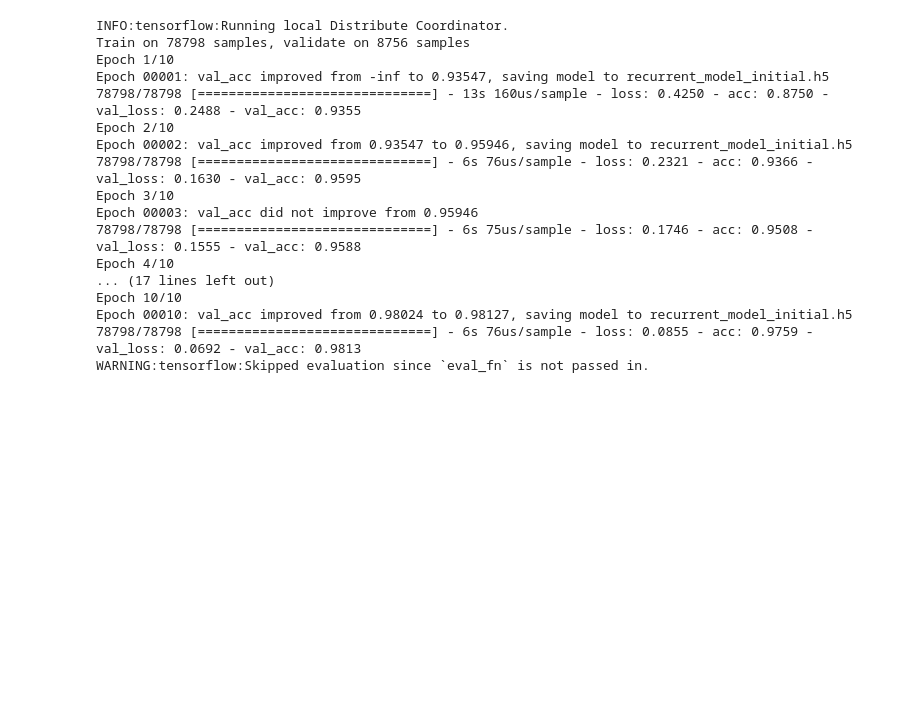
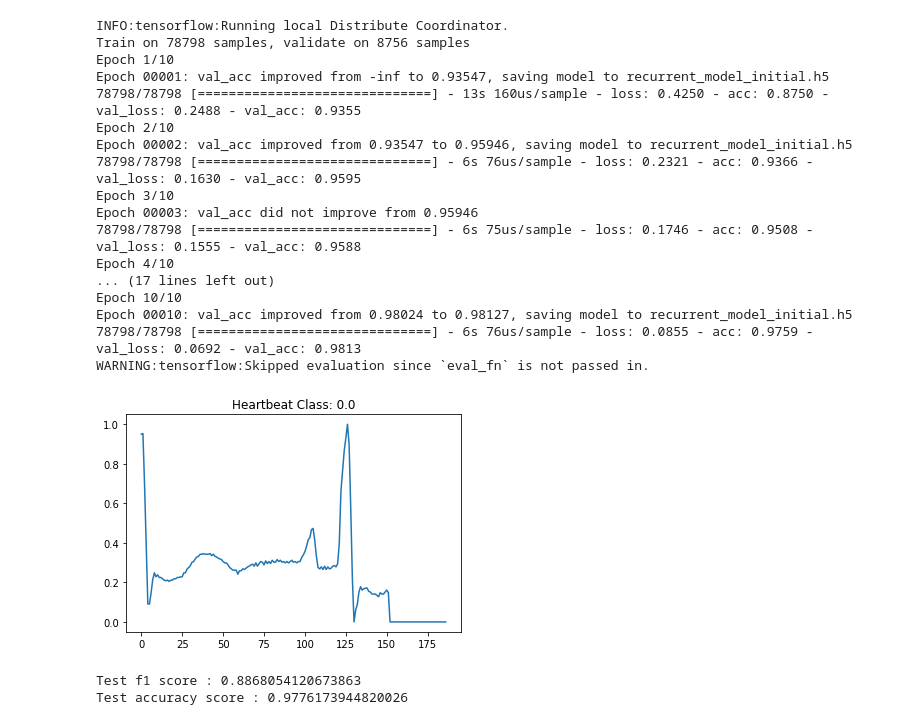
Before and after one commit to lordtt13/heart-disease-classification, a Jupyter notebook: MIT-BIH_classification.ipynb, the cells around one changed output. Cells and saved outputs as stored; diff of their text form; code cells hidden in the pictures; blank space fills up the shorter version.

Commit message:
Test, save, plot add
Signed-off-by: lordtt13 <thakurtanmay72@yahoo.com>

```diff
--- a/MIT-BIH_classification.ipynb
+++ b/MIT-BIH_classification.ipynb
@@ -114,3 +115,10 @@ Epoch 10/10
 Epoch 00010: val_acc improved from 0.98024 to 0.98127, saving model to recurrent_model_initial.h5
 78798/78798 [==============================] - 6s 76us/sample - loss: 0.0855 - acc: 0.9759 - val_loss: 0.0692 - val_acc: 0.9813
 WARNING:tensorflow:Skipped evaluation since `eval_fn` is not passed in.
+# %%
+i = np.random.choice(X.shape[0])
+plt.plot(X[i].flatten())
+plt.title("Heartbeat Class: "+str(Y[i]))
+plt.show()
+# %% [output]
+[figure, added]
@@ -116,0 +127,11 @@ WARNING:tensorflow:Skipped evaluation since `eval_fn` is not passed in.
+# %%
+f1 = f1_score(Y_test, pred_test, average="macro")
+
+print("Test f1 score : %s "% f1)
+
+acc = accuracy_score(Y_test, pred_test)
+
+print("Test accuracy score : %s "% acc)
+# %% [output]
+Test f1 score : 0.8868054120673863
+Test accuracy score : 0.9776173944820026
```
Also changed, not shown: parts of 3 cells of this notebook.
